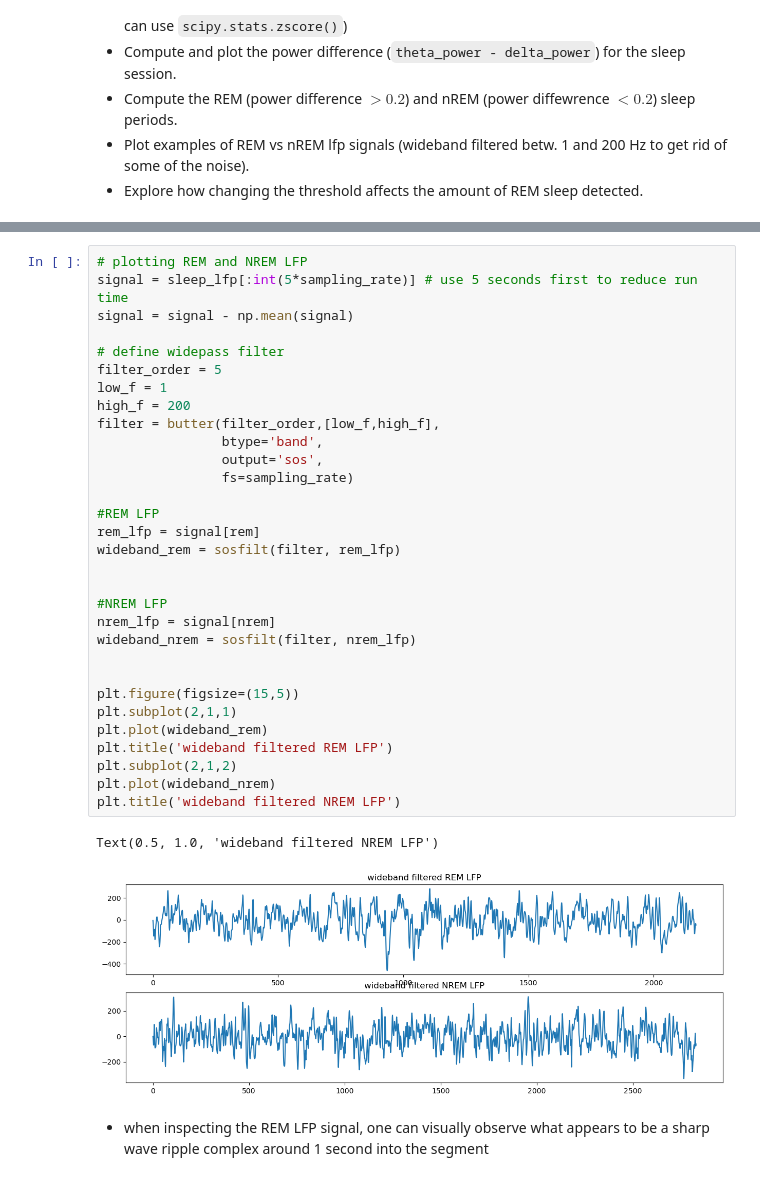
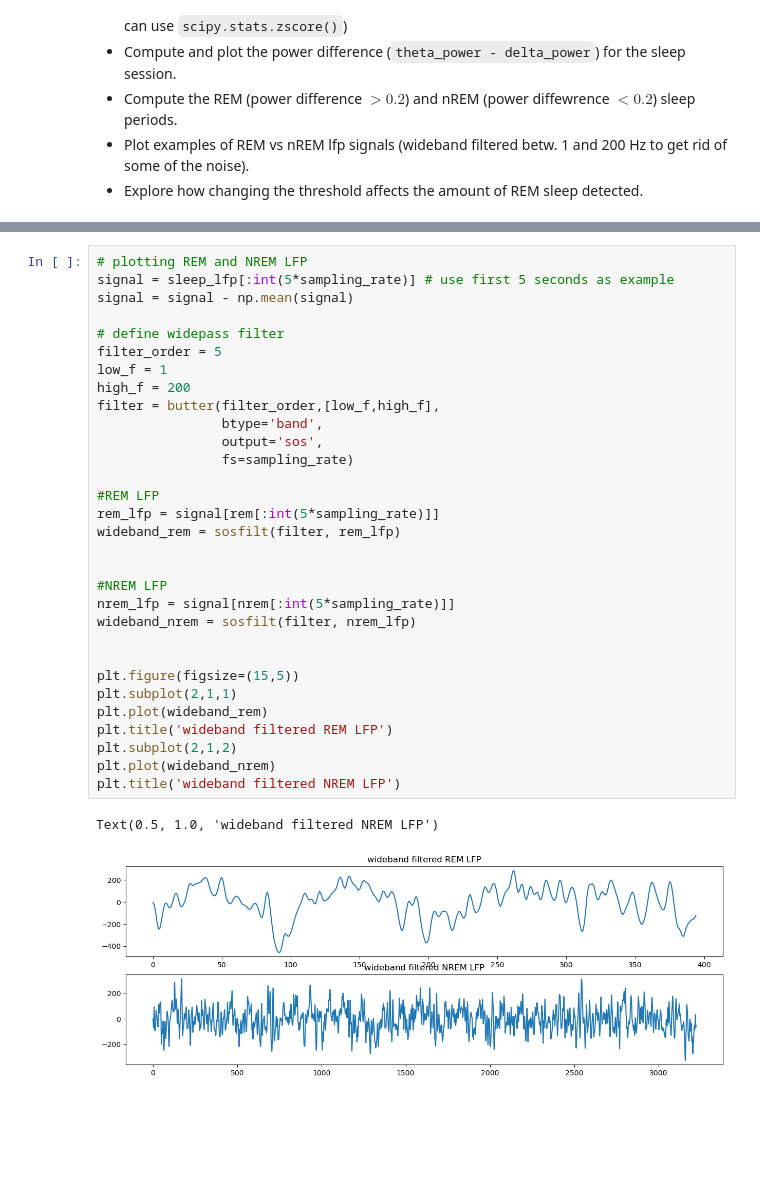
Before and after one commit to lschlinkheider/neuroanalysis, a Jupyter notebook: neural_data/01-local_field_potential/exercises.ipynb, the cells around one changed output, grey strips where cells are left out. Drawn from its saved outputs; the diff is of its cells as text; blank space fills up the shorter version.

Commit message:
adjusted Exercise 3 to process entire signal

```diff
--- a/neural_data/01-local_field_potential/exercises.ipynb
+++ b/neural_data/01-local_field_potential/exercises.ipynb
@@ -301,39 +286,37 @@ Text(0.5, 1.0, 'NREM Periods')
 # %%
 # plotting REM and NREM LFP
-signal = sleep_lfp[:int(5*sampling_rate)] # use 5 seconds first to reduce run time
+signal = sleep_lfp[:int(5*sampling_rate)] # use first 5 seconds as example
 signal = signal - np.mean(signal)
 
 # define widepass filter
 filter_order = 5
 low_f = 1
 high_f = 200
 filter = butter(filter_order,[low_f,high_f],
                 btype='band',
                 output='sos',
                 fs=sampling_rate)
 
 #REM LFP
-rem_lfp = signal[rem]
+rem_lfp = signal[rem[:int(5*sampling_rate)]]
 wideband_rem = sosfilt(filter, rem_lfp)
 
 
 #NREM LFP
-nrem_lfp = signal[nrem]
+nrem_lfp = signal[nrem[:int(5*sampling_rate)]]
 wideband_nrem = sosfilt(filter, nrem_lfp)
 
 
 plt.figure(figsize=(15,5))
 plt.subplot(2,1,1)
 plt.plot(wideband_rem)
 plt.title('wideband filtered REM LFP')
 plt.subplot(2,1,2)
 plt.plot(wideband_nrem)
 plt.title('wideband filtered NREM LFP')
 # %% [output]
 Text(0.5, 1.0, 'wideband filtered NREM LFP')
-[figure, old version]
+[figure, new version]
-# %% [markdown]
-- when inspecting the REM LFP signal, one can visually observe what appears to be a sharp wave ripple complex around 1 second into the segment
 # %%
 # changing REM threshold
 thresholds = np.linspace(0.1,0.5,9)
```
Also changed, not shown: parts of 5 cells of this notebook.
